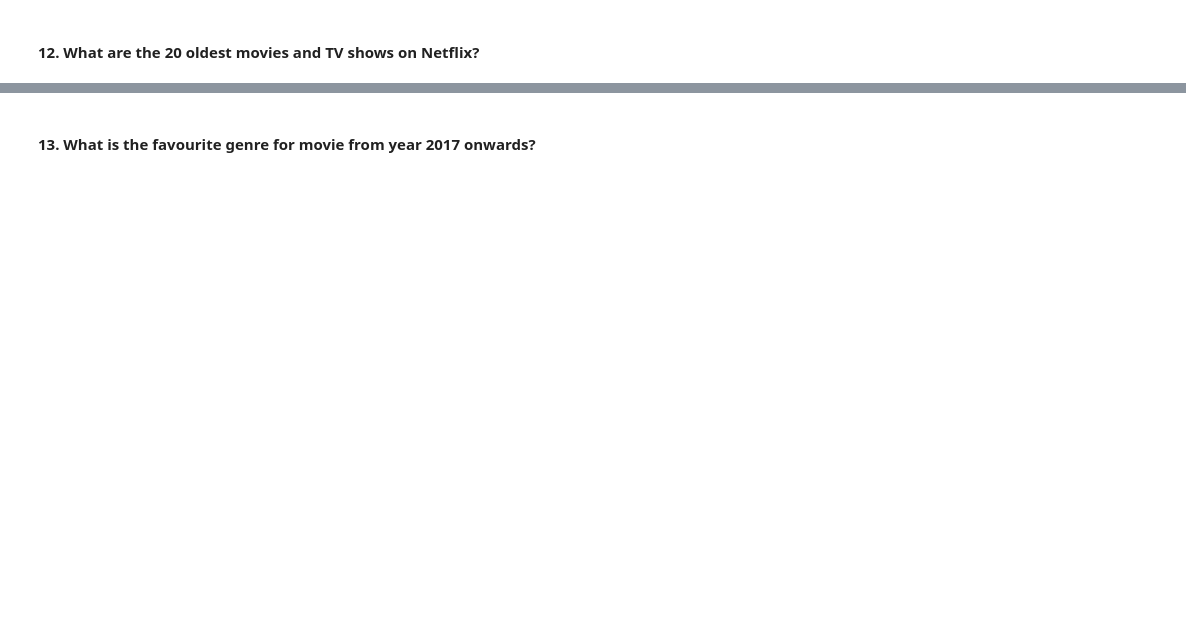
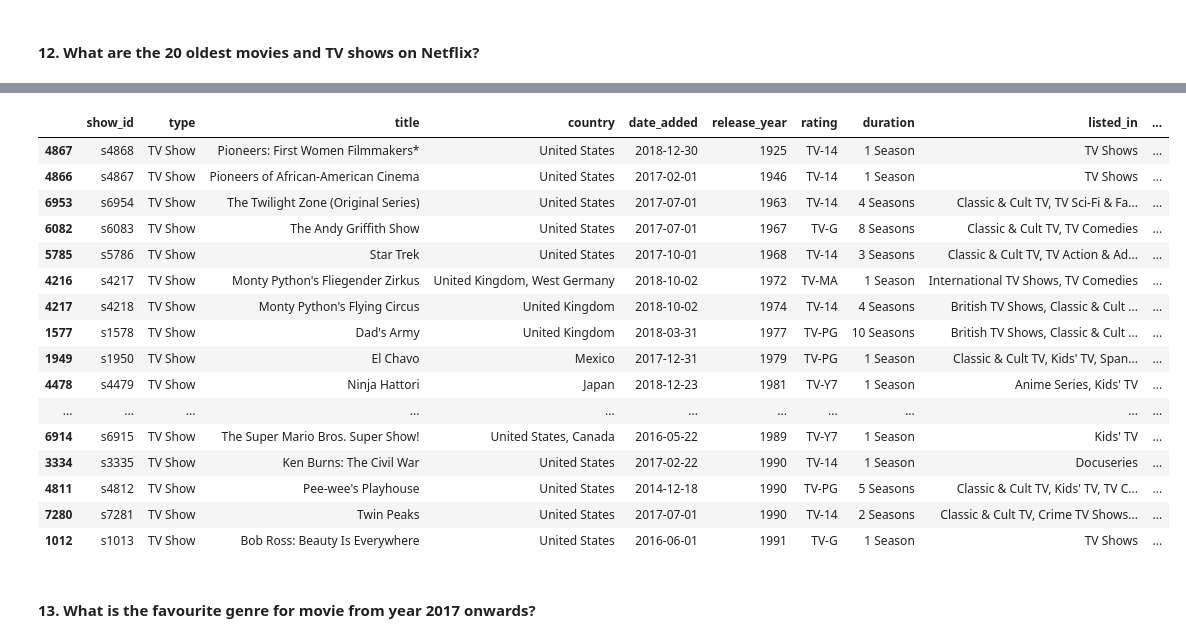
Before and after one commit to LuisMCota/upy3, a Jupyter notebook: Unit1/Pre-processing/netflix.ipynb, the cells around one changed output, grey strips where cells are left out. Cells and saved outputs as stored; diff of their text form; code cells hidden in the pictures; blank space fills up the shorter version.

```diff
--- a/Unit1/Pre-processing/netflix.ipynb
+++ b/Unit1/Pre-processing/netflix.ipynb
@@ -963,2 +1025,23 @@ plt.show()
+# %%
+oldest_shows = tv_show.nsmallest(20,"release_year")
+oldest_shows
+# %% [output]
+|  | show_id | type | title | country | date_added | release_year | rating | duration | listed_in | ... |
+| 4867 | s4868 | TV Show | Pioneers: First Women Filmmakers* | United States | 2018-12-30 | 1925 | TV-14 | 1 Season | TV Shows | ... |
+| 4866 | s4867 | TV Show | Pioneers of African-American Cinema | United States | 2017-02-01 | 1946 | TV-14 | 1 Season | TV Shows | ... |
+| 6953 | s6954 | TV Show | The Twilight Zone (Original Series) | United States | 2017-07-01 | 1963 | TV-14 | 4 Seasons | Classic & Cult TV, TV Sci-Fi & Fa... | ... |
+| 6082 | s6083 | TV Show | The Andy Griffith Show | United States | 2017-07-01 | 1967 | TV-G | 8 Seasons | Classic & Cult TV, TV Comedies | ... |
+| 5785 | s5786 | TV Show | Star Trek | United States | 2017-10-01 | 1968 | TV-14 | 3 Seasons | Classic & Cult TV, TV Action & Ad... | ... |
+| 4216 | s4217 | TV Show | Monty Python's Fliegender Zirkus | United Kingdom, West Germany | 2018-10-02 | 1972 | TV-MA | 1 Season | International TV Shows, TV Comedies | ... |
+| 4217 | s4218 | TV Show | Monty Python's Flying Circus | United Kingdom | 2018-10-02 | 1974 | TV-14 | 4 Seasons | British TV Shows, Classic & Cult ... | ... |
+| 1577 | s1578 | TV Show | Dad's Army | United Kingdom | 2018-03-31 | 1977 | TV-PG | 10 Seasons | British TV Shows, Classic & Cult ... | ... |
+| 1949 | s1950 | TV Show | El Chavo | Mexico | 2017-12-31 | 1979 | TV-PG | 1 Season | Classic & Cult TV, Kids' TV, Span... | ... |
+| 4478 | s4479 | TV Show | Ninja Hattori | Japan | 2018-12-23 | 1981 | TV-Y7 | 1 Season | Anime Series, Kids' TV | ... |
+| ... | ... | ... | ... | ... | ... | ... | ... | ... | ... | ... |
+| 6914 | s6915 | TV Show | The Super Mario Bros. Super Show! | United States, Canada | 2016-05-22 | 1989 | TV-Y7 | 1 Season | Kids' TV | ... |
+| 3334 | s3335 | TV Show | Ken Burns: The Civil War | United States | 2017-02-22 | 1990 | TV-14 | 1 Season | Docuseries | ... |
+| 4811 | s4812 | TV Show | Pee-wee's Playhouse | United States | 2014-12-18 | 1990 | TV-PG | 5 Seasons | Classic & Cult TV, Kids' TV, TV C... | ... |
+| 7280 | s7281 | TV Show | Twin Peaks | United States | 2017-07-01 | 1990 | TV-14 | 2 Seasons | Classic & Cult TV, Crime TV Shows... | ... |
+| 1012 | s1013 | TV Show | Bob Ross: Beauty Is Everywhere | United States | 2016-06-01 | 1991 | TV-G | 1 Season | TV Shows | ... |
 # %% [markdown]
 #### 13. What is the favourite genre for movie from year 2017 onwards?
```
Also changed, not shown: parts of 22 cells of this notebook, 1 other file.
